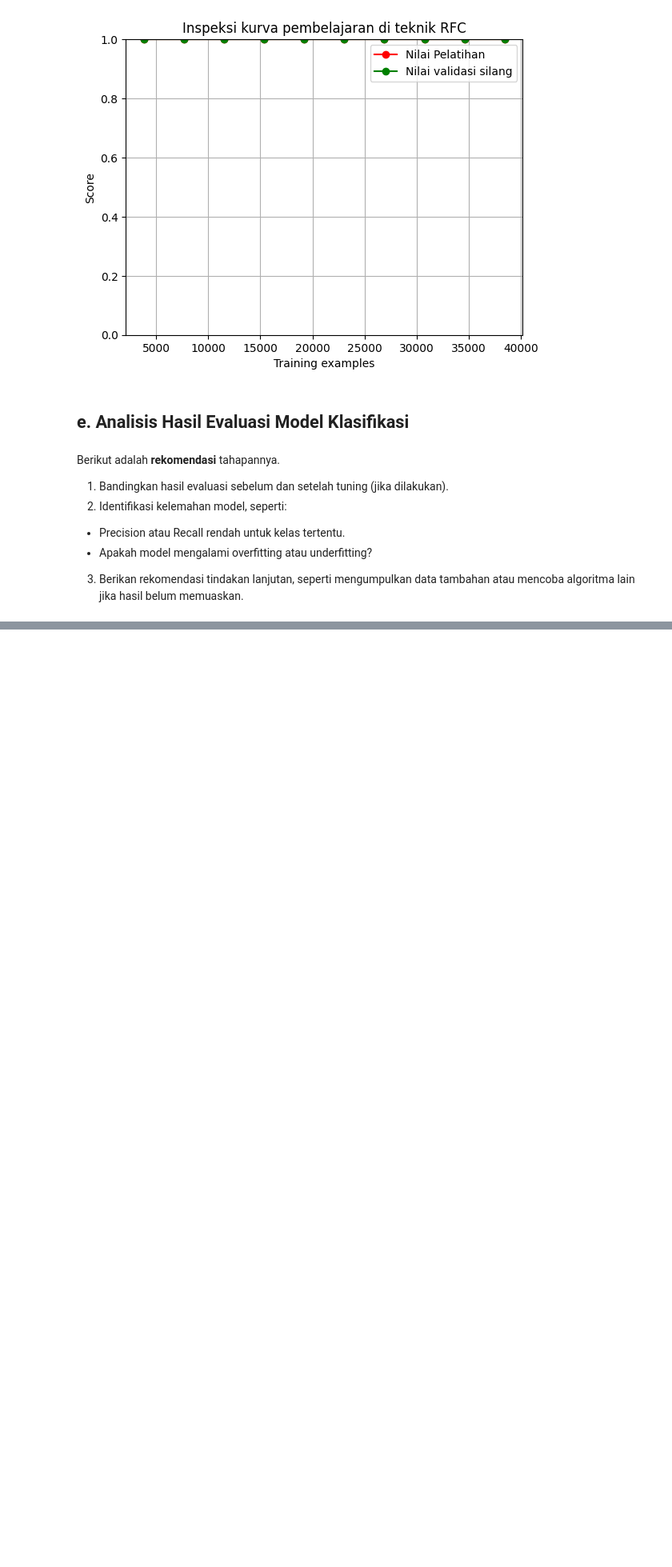
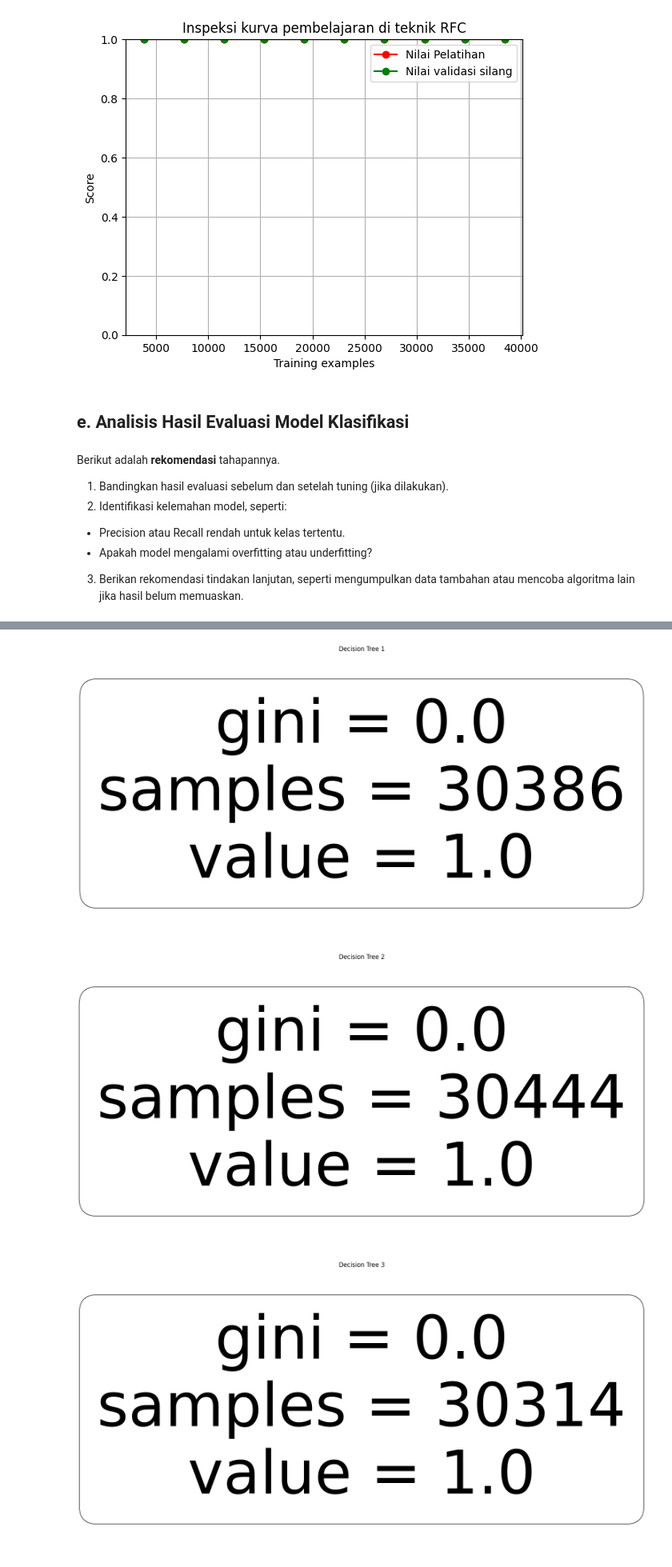
Before and after one commit to DGkurnia/cnkproject, a Jupyter notebook: BMLP_Derfansyah_Guswiranata_Kurnia_klasifikasi.ipynb, the cells around one changed output, grey strips where cells are left out. Shown at 80% size. Saved outputs shown, nothing was run; the diff lists cells and outputs as text; code cells hidden in the pictures; blank space fills up the shorter version.

Commit message:
Now, I gained the 'tree'

```diff
--- a/BMLP_Derfansyah_Guswiranata_Kurnia_klasifikasi.ipynb
+++ b/BMLP_Derfansyah_Guswiranata_Kurnia_klasifikasi.ipynb
@@ -1047,0 +1141,20 @@ plt.show()
+# %%
+#Inspeksi pohon [normal]
+n_estimators_to_inspect = min(5, len(final_model.estimators_))
+#kolom fitur
+features = ['total_sales', 'na_sales', 'jp_sales', 'pal_sales', 'other_sales', 'critic_score']
+classes = label.copy()
+#iterasi pemeriksaan
+for i in range(n_estimators_to_inspect):
+    plt.figure(figsize=(20, 10))
+    plot_tree(final_model.estimators_[i],
+              feature_names=features,
+              class_names=classes,
+              filled=True,
+              rounded=True)
+    plt.title(f"Decision Tree {i + 1}")
+    plt.show()
+# %% [output]
+[figure, added]
+[figure, added]
+[figure, added]
```
Also changed, not shown: parts of 20 cells of this notebook.
